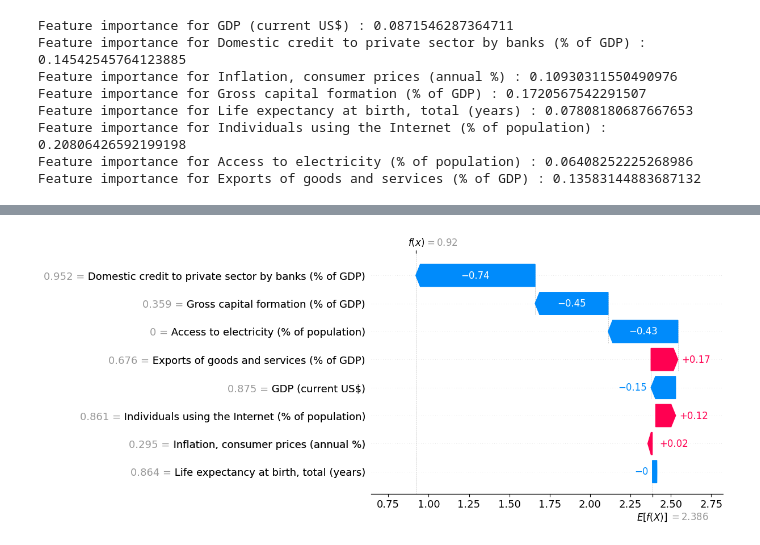
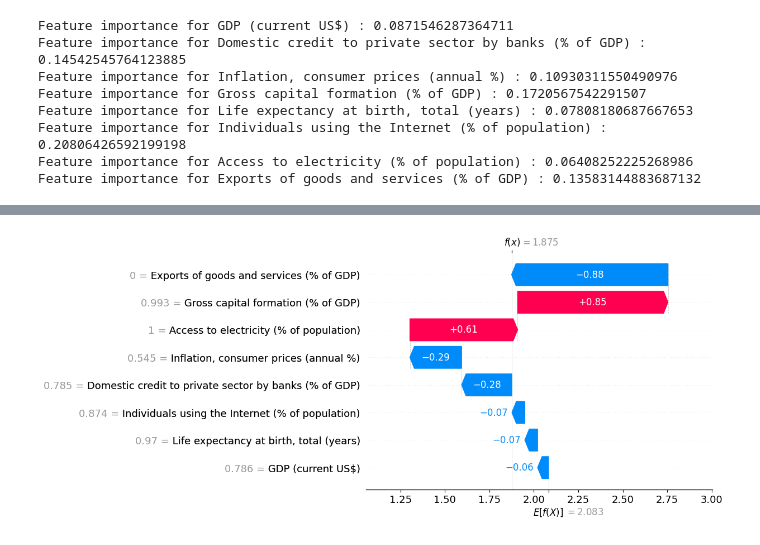
Before and after one commit to kumarbyes/udacity_nanodegree_datascience_course1, a Jupyter notebook: Project_Supervised_ML.ipynb, the cells around one changed output, grey strips where cells are left out. Cells and saved outputs as stored; diff of their text form; code cells hidden in the pictures.

```diff
--- a/Project_Supervised_ML.ipynb
+++ b/Project_Supervised_ML.ipynb
@@ -885,0 +870,3 @@ plt.show()
+# %%
+explainer = shap.Explainer(rf_rg_mod.predict, X_test.drop(['Year','Country'],axis=1))
+shap_values_rf = explainer(X_scaled.drop(['Year','Country'],axis=1))
@@ -962,5 +954,5 @@ shap.plots.scatter(shap_values[:, "Gross capital formation (% of GDP)"])
 # %%
 #Waterfall plot tells how a particular prediction was made taking into account all the features
-shap.plots.waterfall(shap_values[50], max_display=14)
+shap.plots.waterfall(shap_values_rf[100], max_display=14)
 # %% [output]
-[figure, old version]
+[figure, new version]
```
Also changed, not shown: parts of 25 cells of this notebook.
